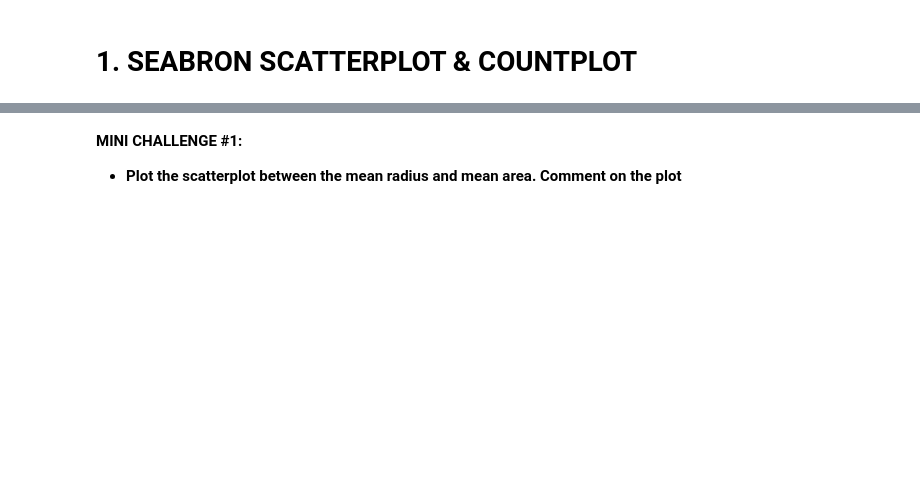
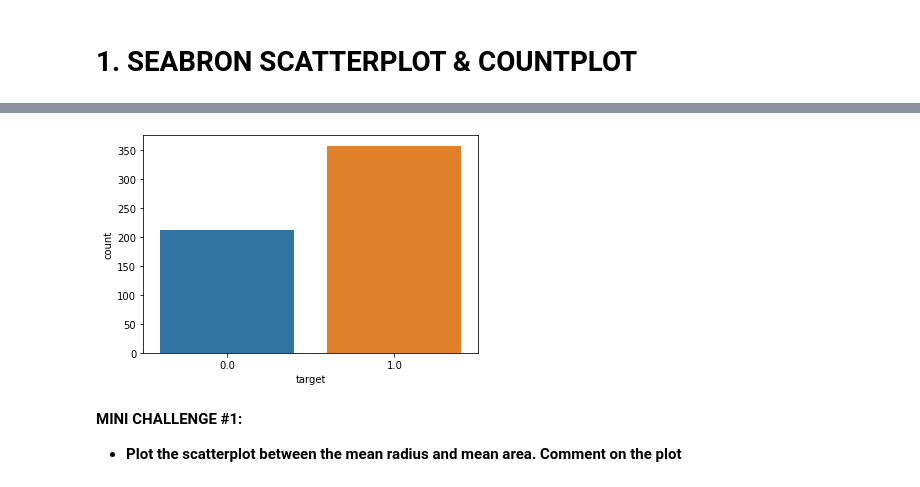
Before and after one commit to Ki-Sung/python_financial_analysis_and_machine_learning, a Jupyter notebook: Part1_Python_Programing_Fundamentals/10. Python 101 - Data Visualization with Seaborn.ipynb, the cells around one changed output, grey strips where cells are left out. Cells and saved outputs as stored; diff of their text form; code cells hidden in the pictures; blank space fills up the shorter version.

```diff
--- a/Part1_Python_Programing_Fundamentals/10. Python 101 - Data Visualization with Seaborn.ipynb
+++ b/Part1_Python_Programing_Fundamentals/10. Python 101 - Data Visualization with Seaborn.ipynb
@@ -20,5 +89,9 @@
 # %%
 # Let's print out countplot to know how many samples belong to class #0 and #1
+sns.countplot(df_cancer["target"])
+plt.show()
+# %% [output]
+[figure, added]
 # %% [markdown]
 **MINI CHALLENGE #1:**
 - **Plot the scatterplot between the mean radius and mean area. Comment on the plot**
```
Also changed, not shown: parts of 21 cells of this notebook.
